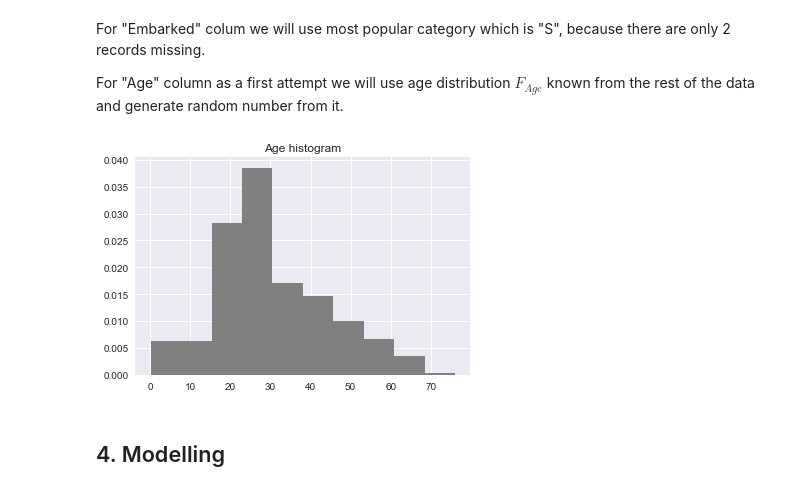
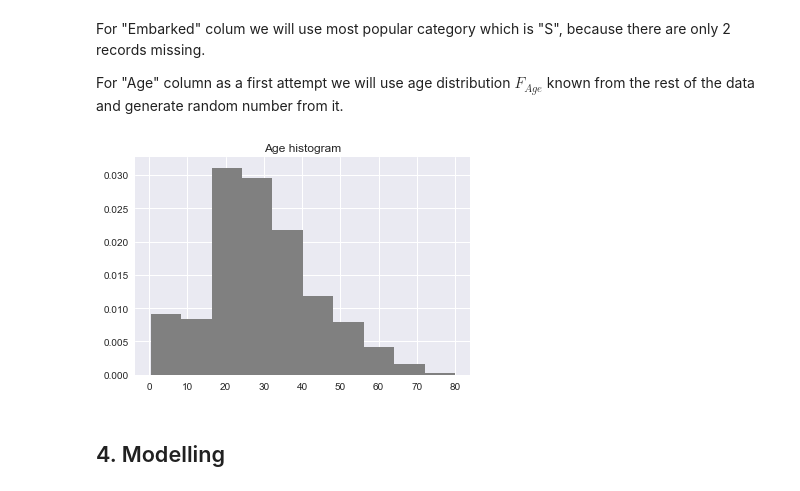
Before and after one commit to mknorps/DataScience-Projects, a Jupyter notebook: Titanic_meets_decision_Trees.ipynb, the cells around one changed output. Drawn from its saved outputs; the diff is of its cells as text; code cells hidden in the pictures.

```diff
--- a/Titanic_meets_decision_Trees.ipynb
+++ b/Titanic_meets_decision_Trees.ipynb
@@ -68,6 +68,9 @@ data.head()
 | 3 | 4 | 1 | 1 | Futrelle, Mrs. Jacques Heath (Lil... | female | 35.0 | 1 | 0 | 113803 | 53.1000 | ... |
 | 4 | 5 | 0 | 3 | Allen, Mr. William Henry | male | 35.0 | 0 | 0 | 373450 | 8.0500 | ... |
 # %%
+from sklearn.model_selection import train_test_split
+
+
 # setting up new data types
 dtypes_col       = data.columns
 dtypes_type_old  = data.dtypes
@@ -78,11 +81,15 @@ optimized_dtypes = dict(zip(dtypes_col, dtypes_type))
 data_optimized = pd.read_csv("Titanic/train.csv",dtype=optimized_dtypes)
 test_optimized = pd.read_csv("Titanic/test.csv",dtype=optimized_dtypes)
 
-combined = {"train":data_optimized,
+#splitting data to train and validation
+train, valid = train_test_split(data_optimized, test_size=0.2)
+
+
+combined = {"train":train,
+            "valid":valid,
             "test":test_optimized}
 
 print(data_optimized.info())
-data_optimized.head()
 # %% [output]
 <class 'pandas.core.frame.DataFrame'>
 RangeIndex: 891 entries, 0 to 890
@@ -136,7 +138,6 @@ dtype: int64
 
 I will use [Kaggle, Anisotropic profile](https://www.kaggle.com/arthurtok/interactive-porto-insights-a-plot-ly-tutorial) to get the data analysis step by step.
 # %%
+combined_cleaned = {}
 for i,data in combined.items():
-    data.drop('Cabin', 1,inplace=True)
-
-data_optimized.isnull().sum()
+    combined_cleaned[i] = data.drop('Cabin', 1).copy()
@@ -254,15 +227,15 @@ for i,data in combined.items():
 # %%
 # filling NaN in "Age"
 fig, ax = plt.subplots( figsize=(6,4))
-x = data["Age"].dropna()
+x = combined_cleaned["train"]["Age"].dropna()
 hist, bins = np.histogram( x,bins=15)
 
 #plot of histogram
 ax.hist(x, normed=True, color='grey')
 ax.set_title('Age histogram')
 plt.show()
 # %% [output]
-[figure, old version]
+[figure, new version]
 # %%
 from random import choices
 
```
Also changed, not shown: parts of 19 cells of this notebook.
